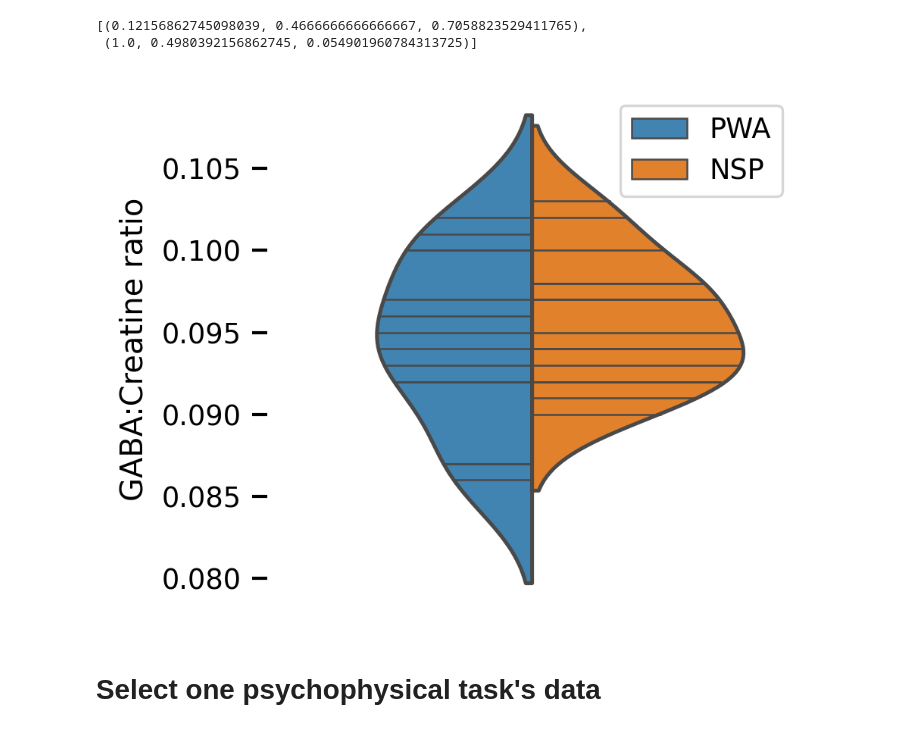
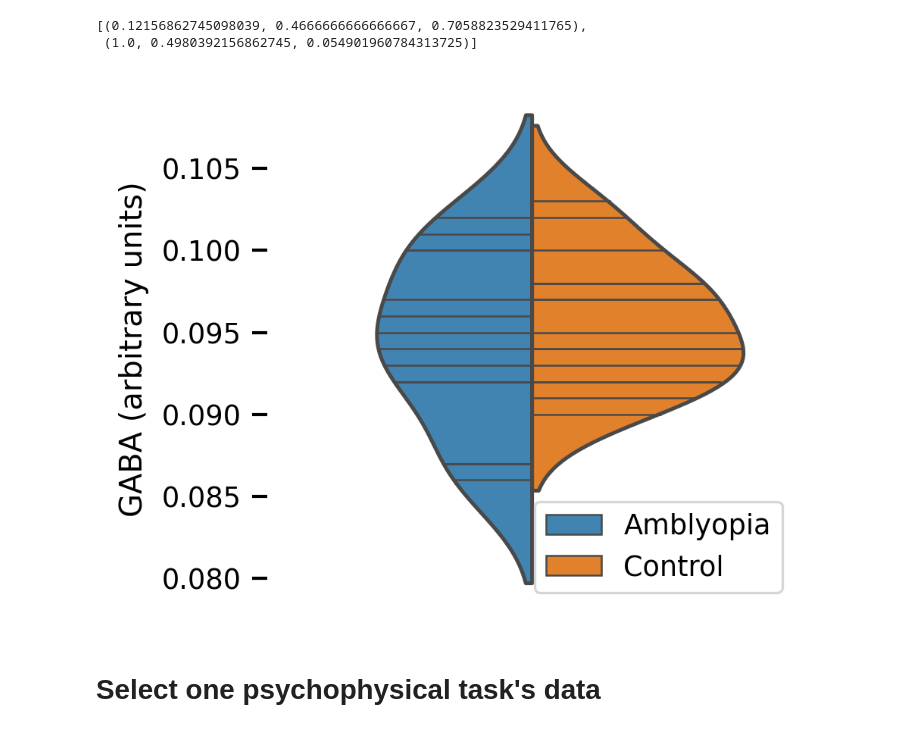
Before and after one commit to smerdis/mukerji_etal_2022, a Jupyter notebook: Mukerji et al, 2022.ipynb, the cells around one changed output. Drawn from its saved outputs; the diff is of its cells as text; code cells hidden in the pictures.

```diff
--- a/Mukerji et al, 2022.ipynb
+++ b/Mukerji et al, 2022.ipynb
@@ -113,7 +113,7 @@ with sns.plotting_context(context="paper", font_scale=1.0):
     ax.text(.35, 0.82, f"$\\rho$={r:.2f}, p={p:.2f}, N={len(amb_data_motor['GABA'].dropna())}", transform=ax.transAxes, fontdict={'color': 'grey'}, horizontalalignment='center')
 
     ax.legend()
-    ax.set_xlabel("GABA:Creatine ratio")
+    ax.set_xlabel("GABA (arbitrary units)")
     ax.set_ylabel("Interocular acuity difference (logMAR)")
     fig.set_dpi(600)
     fig.savefig(f"{plot_dir}/figure_07.pdf", dpi='figure')
@@ -193,20 +193,23 @@ colors[:2]
 # %%
 with sns.plotting_context(context="paper", font_scale=1.0):
     fig = plt.figure(figsize=(3,3))  # create a figure object
     ax = fig.add_subplot(1, 1, 1)
     g = sns.violinplot(x='Presentation', y='GABA', hue='Population', data=gaba_df_immutable,
-                    ax=ax, palette=colors2, split=True, inner='stick')
-    ax.legend(loc=1)
+                    ax=ax, palette=colors2, split=True, inner='stick', legend=True, legend_out=True)
+    g.legend_.set_title('')
+    g.legend_.texts[0].set_text('Amblyopia')
+    g.legend_.texts[1].set_text('Control')
     ax.xaxis.set_visible(False)
-    ax.set_ylabel('GABA:Creatine ratio')
+    ax.set_ylabel('GABA (arbitrary units)')
+    sns.move_legend(ax, 'lower right')
     sns.despine(left=True, bottom=True, right=True)
     #ax.set_yticklabels([])
     ax.figure.set_dpi(300)
     ax.figure.savefig(f"{plot_dir}/figure_06.pdf")
     plt.show()
     plt.close('all')
 # %% [output]
-[figure, old version]
+[figure, new version]
 # %% [markdown]
 # Select one psychophysical task's data #
 # %%
```
Also changed, not shown: parts of 7 cells of this notebook, 9 other files.
